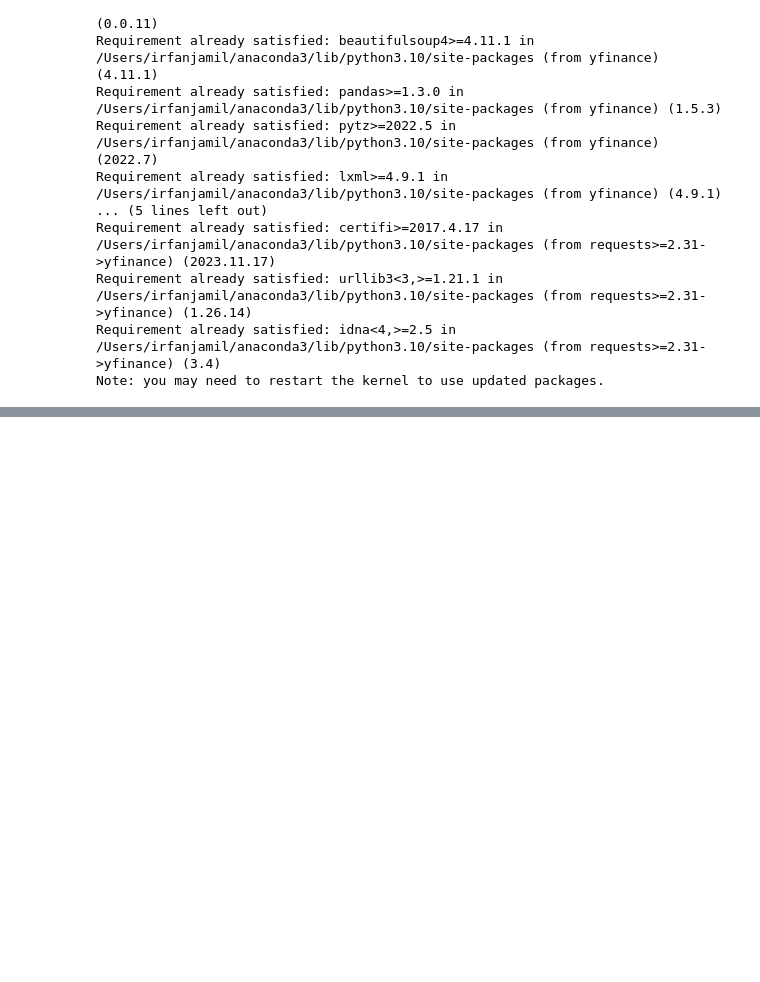
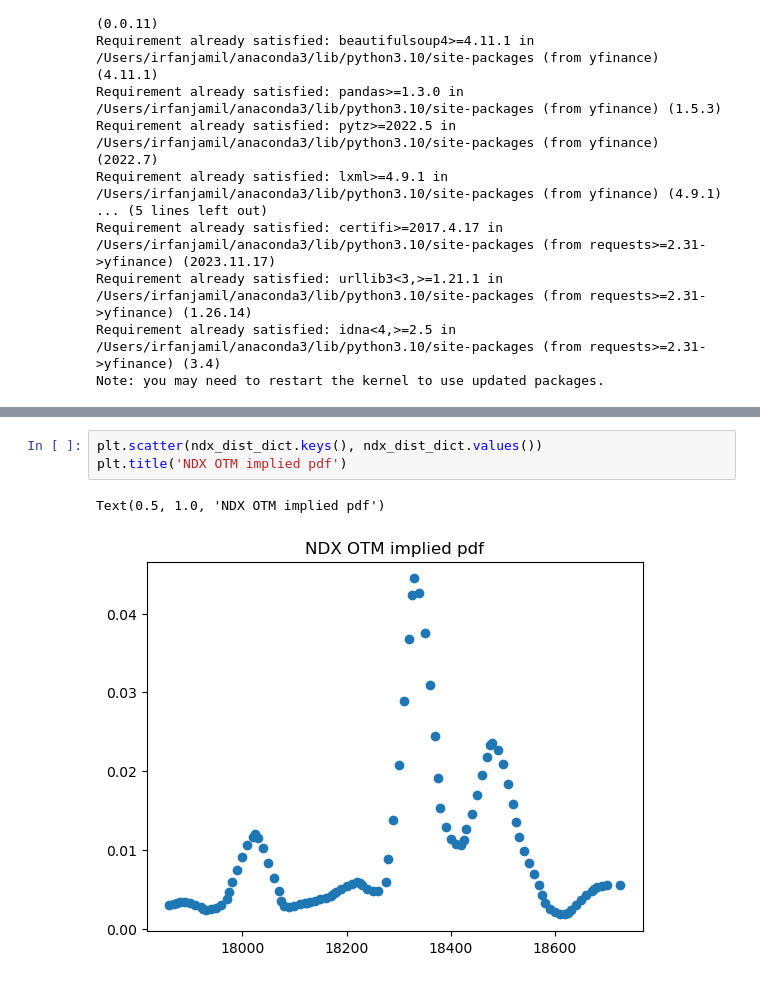
Before and after one commit to ijamil1/kalshi_mm, a Jupyter notebook: options_implied_pdf.ipynb, the cells around one changed output, grey strips where cells are left out. Cells and saved outputs as stored; diff of their text form; blank space fills up the shorter version.

```diff
--- a/options_implied_pdf.ipynb
+++ b/options_implied_pdf.ipynb
@@ -641,0 +234,6 @@ spx
+# %%
+plt.scatter(ndx_dist_dict.keys(), ndx_dist_dict.values())
+plt.title('NDX OTM implied pdf')
+# %% [output]
+Text(0.5, 1.0, 'NDX OTM implied pdf')
+[figure, added]
```
Also changed, not shown: parts of 78 cells of this notebook, 1 other file.
